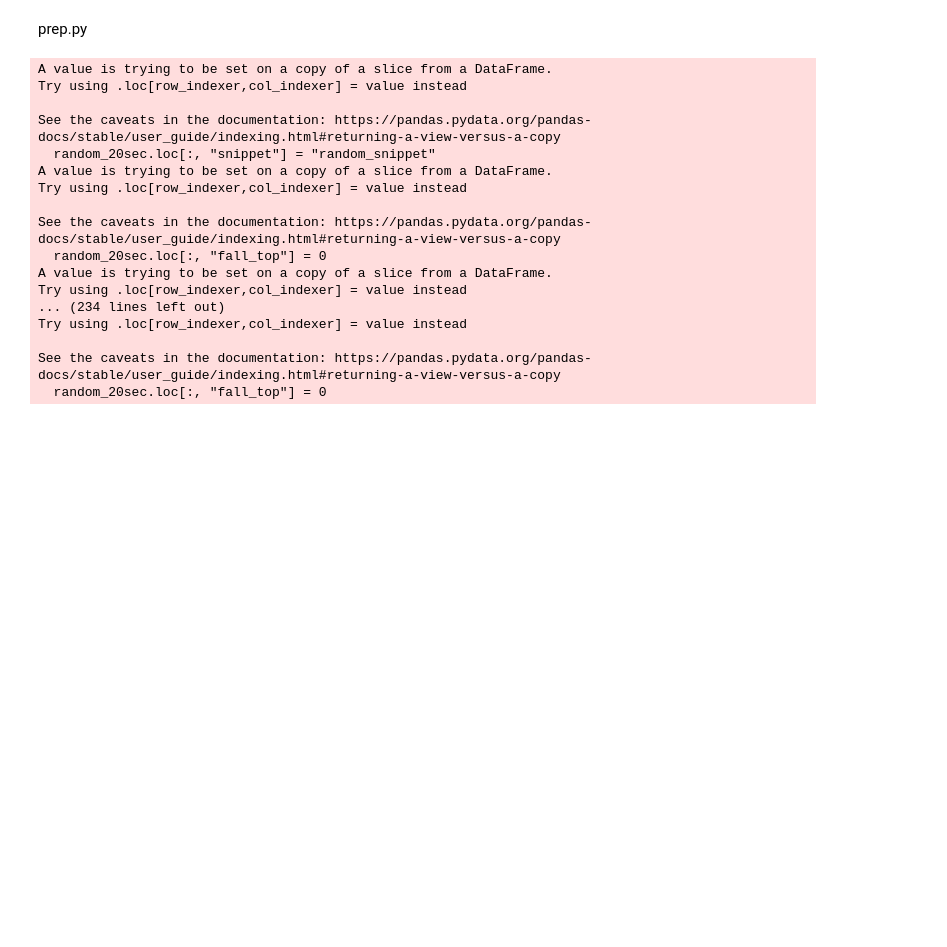
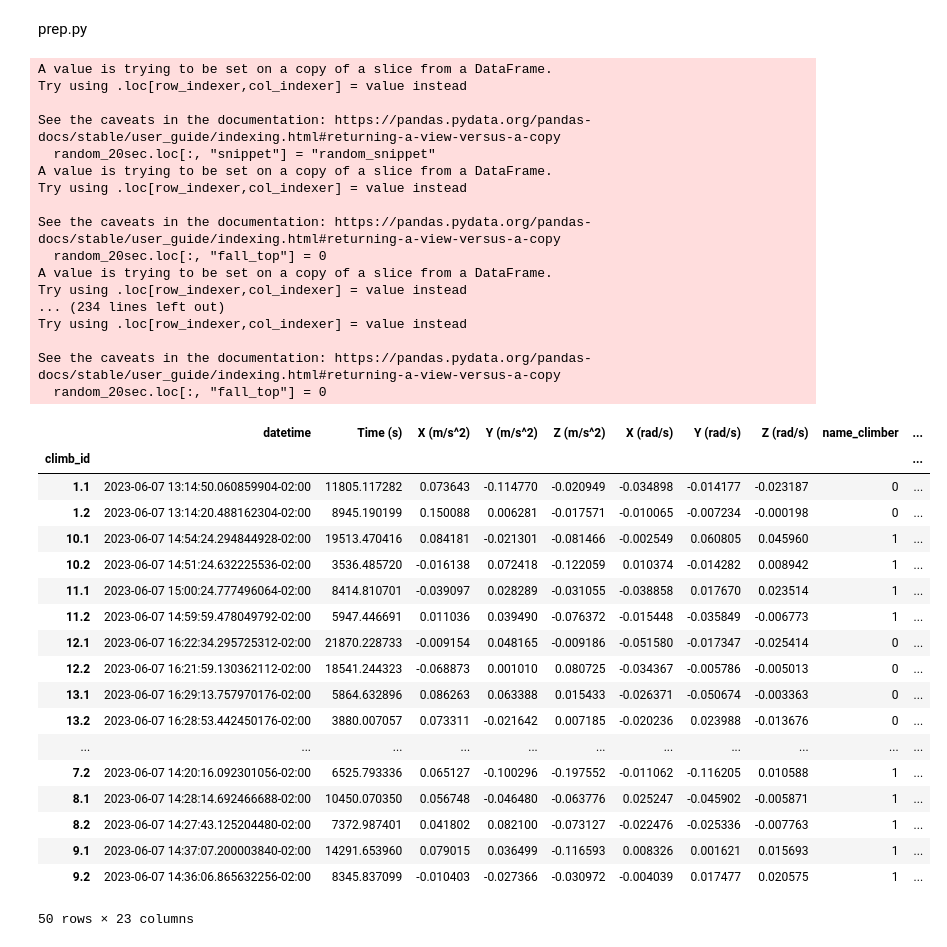
Before and after one commit to timmooren/ML4QS, a Jupyter notebook: data_processing.ipynb, the cells around one changed output. Cells and saved outputs as stored; diff of their text form; code cells hidden in the pictures; blank space fills up the shorter version.

```diff
--- a/data_processing.ipynb
+++ b/data_processing.ipynb
@@ -54,26 +54,46 @@ prep.py
 # %%
 data = create_snippets(data, 20, 5)
 data = change_climb_ID(data)
+data = aggregate_rf(data)
 
-
+data
 # change name climber
 # change entry_num with snippet etc
 # agregg
 # %% [output]
 A value is trying to be set on a copy of a slice from a DataFrame.
 Try using .loc[row_indexer,col_indexer] = value instead
 
 See the caveats in the documentation: https://pandas.pydata.org/pandas-docs/stable/user_guide/indexing.html#returning-a-view-versus-a-copy
   random_20sec.loc[:, "snippet"] = "random_snippet"
 A value is trying to be set on a copy of a slice from a DataFrame.
 Try using .loc[row_indexer,col_indexer] = value instead
 
 See the caveats in the documentation: https://pandas.pydata.org/pandas-docs/stable/user_guide/indexing.html#returning-a-view-versus-a-copy
   random_20sec.loc[:, "fall_top"] = 0
 A value is trying to be set on a copy of a slice from a DataFrame.
 Try using .loc[row_indexer,col_indexer] = value instead
 ... (234 lines left out)
 Try using .loc[row_indexer,col_indexer] = value instead
 
 See the caveats in the documentation: https://pandas.pydata.org/pandas-docs/stable/user_guide/indexing.html#returning-a-view-versus-a-copy
   random_20sec.loc[:, "fall_top"] = 0
+|  | datetime | Time (s) | X (m/s^2) | Y (m/s^2) | Z (m/s^2) | X (rad/s) | Y (rad/s) | Z (rad/s) | name_climber | ... |
+| climb_id |  |  |  |  |  |  |  |  |  | ... |
+| 1.1 | 2023-06-07 13:14:50.060859904-02:00 | 11805.117282 | 0.073643 | -0.114770 | -0.020949 | -0.034898 | -0.014177 | -0.023187 | 0 | ... |
+| 1.2 | 2023-06-07 13:14:20.488162304-02:00 | 8945.190199 | 0.150088 | 0.006281 | -0.017571 | -0.010065 | -0.007234 | -0.000198 | 0 | ... |
+| 10.1 | 2023-06-07 14:54:24.294844928-02:00 | 19513.470416 | 0.084181 | -0.021301 | -0.081466 | -0.002549 | 0.060805 | 0.045960 | 1 | ... |
+| 10.2 | 2023-06-07 14:51:24.632225536-02:00 | 3536.485720 | -0.016138 | 0.072418 | -0.122059 | 0.010374 | -0.014282 | 0.008942 | 1 | ... |
+| 11.1 | 2023-06-07 15:00:24.777496064-02:00 | 8414.810701 | -0.039097 | 0.028289 | -0.031055 | -0.038858 | 0.017670 | 0.023514 | 1 | ... |
+| 11.2 | 2023-06-07 14:59:59.478049792-02:00 | 5947.446691 | 0.011036 | 0.039490 | -0.076372 | -0.015448 | -0.035849 | -0.006773 | 1 | ... |
+| 12.1 | 2023-06-07 16:22:34.295725312-02:00 | 21870.228733 | -0.009154 | 0.048165 | -0.009186 | -0.051580 | -0.017347 | -0.025414 | 0 | ... |
+| 12.2 | 2023-06-07 16:21:59.130362112-02:00 | 18541.244323 | -0.068873 | 0.001010 | 0.080725 | -0.034367 | -0.005786 | -0.005013 | 0 | ... |
+| 13.1 | 2023-06-07 16:29:13.757970176-02:00 | 5864.632896 | 0.086263 | 0.063388 | 0.015433 | -0.026371 | -0.050674 | -0.003363 | 0 | ... |
+| 13.2 | 2023-06-07 16:28:53.442450176-02:00 | 3880.007057 | 0.073311 | -0.021642 | 0.007185 | -0.020236 | 0.023988 | -0.013676 | 0 | ... |
+| ... | ... | ... | ... | ... | ... | ... | ... | ... | ... | ... |
+| 7.2 | 2023-06-07 14:20:16.092301056-02:00 | 6525.793336 | 0.065127 | -0.100296 | -0.197552 | -0.011062 | -0.116205 | 0.010588 | 1 | ... |
+| 8.1 | 2023-06-07 14:28:14.692466688-02:00 | 10450.070350 | 0.056748 | -0.046480 | -0.063776 | 0.025247 | -0.045902 | -0.005871 | 1 | ... |
+| 8.2 | 2023-06-07 14:27:43.125204480-02:00 | 7372.987401 | 0.041802 | 0.082100 | -0.073127 | -0.022476 | -0.025336 | -0.007763 | 1 | ... |
+| 9.1 | 2023-06-07 14:37:07.200003840-02:00 | 14291.653960 | 0.079015 | 0.036499 | -0.116593 | 0.008326 | 0.001621 | 0.015693 | 1 | ... |
+| 9.2 | 2023-06-07 14:36:06.865632256-02:00 | 8345.837099 | -0.010403 | -0.027366 | -0.030972 | -0.004039 | 0.017477 | 0.020575 | 1 | ... |
+50 rows × 23 columns
```
Also changed, not shown: 2 other files.
